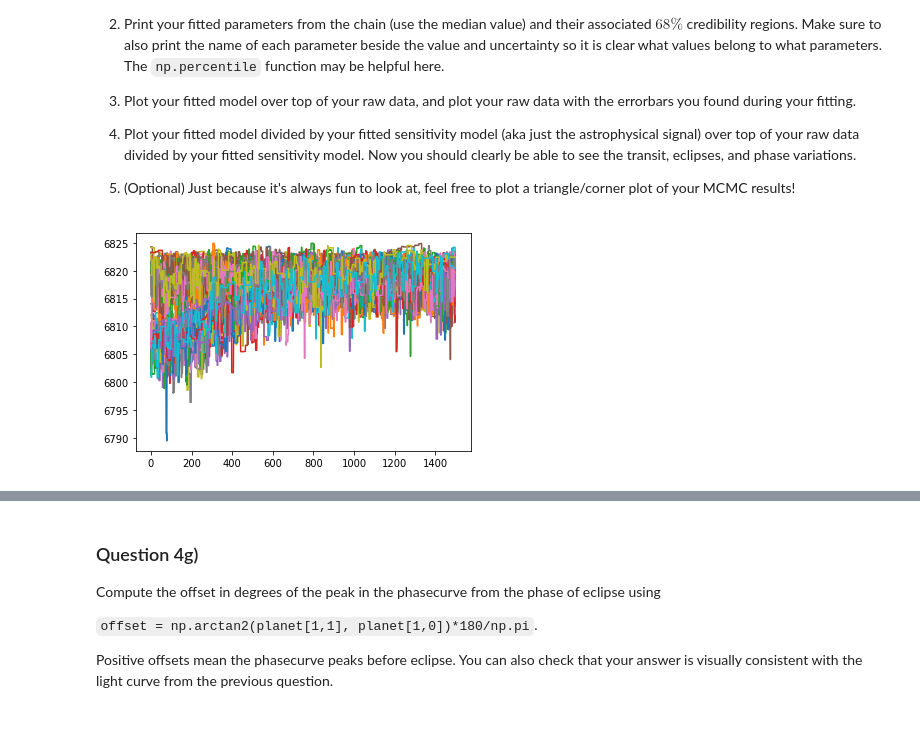
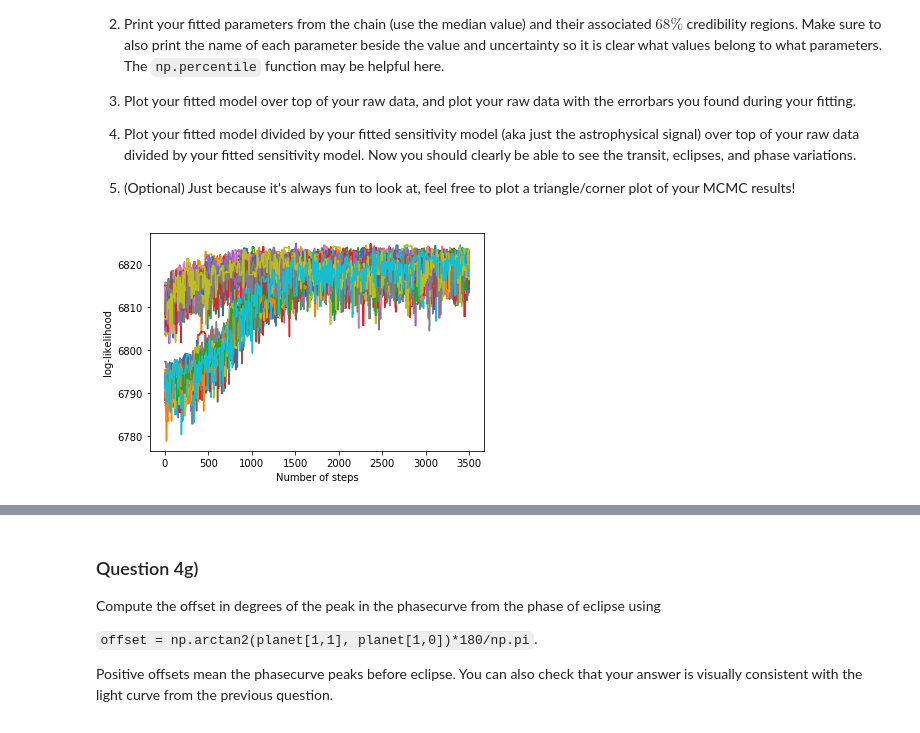
Before and after one commit to katiesavarc/DataSci_Lab, a Jupyter notebook: CodingLab08/CodingLab08_Exoplanets.ipynb, the cells around one changed output, grey strips where cells are left out. Saved outputs shown, nothing was run; the diff lists cells and outputs as text; code cells hidden in the pictures.

```diff
--- a/CodingLab08/CodingLab08_Exoplanets.ipynb
+++ b/CodingLab08/CodingLab08_Exoplanets.ipynb
@@ -517,8 +502,8 @@ planetm0 = 0.4
 planetm1 = 0
 star_1 = 0.1
 star_2 = 0.1
-f = 1
-a = b = c = d = e = 0.01
+a = 1
+b = c = d = e = f = 0.01
 sigma = 0.001
 
 theta_0 = [a,d,c,d,e,f,star_1,star_2,planet_r,planet_L,planetm0,planetm1,sigma]
@@ -533,7 +518,7 @@ sampler = emcee.EnsembleSampler(nwalkers, ndim, log_posterior, args=(x, y, star,
 
 initial_pos = np.array(theta_0) + 0.1 * np.random.randn(nwalkers, ndim)
 
-state = sampler.run_mcmc(initial_pos, nsteps+1500, progress=True);
+state = sampler.run_mcmc(initial_pos, nsteps, progress=True);
 sampler.reset()
 state = sampler.run_mcmc(state,nsteps,progress=True)
 # %%
@@ -572,7 +551,9 @@ Now it's time to examine your results.
 5. (Optional) Just because it's always fun to look at, feel free to plot a triangle/corner plot of your MCMC results!
 # %%
 # Your code goes here
-plt.plot(sampler.lnprobability.T[2000:3500])
+plt.plot(sampler.lnprobability.T)
+plt.xlabel("Number of steps")
+plt.ylabel("log-likelihood")
 plt.show()
 # %% [output]
-[figure, old version]
+[figure, new version]
```
Also changed, not shown: parts of 15 cells of this notebook.
